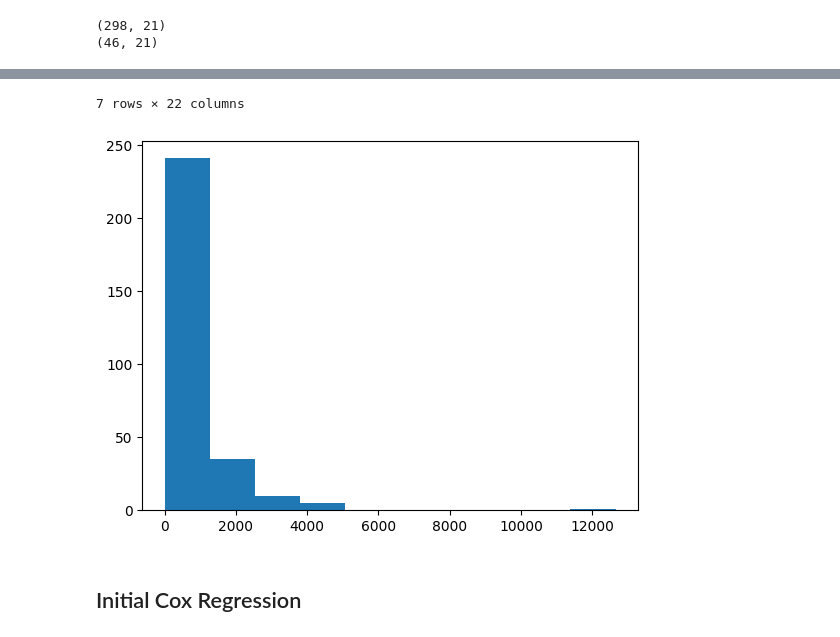
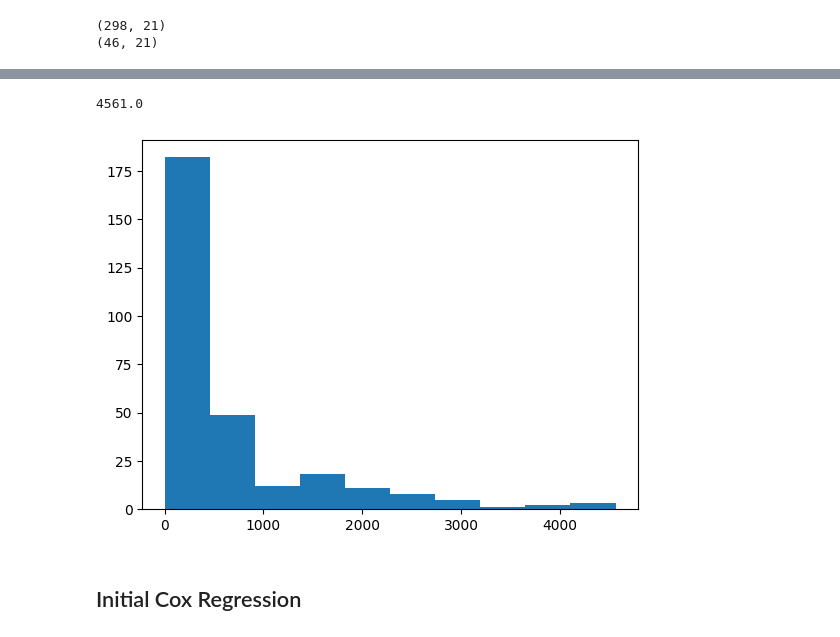
Before and after one commit to puckybreg/Native-Bee-Thesis, a Jupyter notebook: notebook_for_data_analysis.ipynb, the cells around one changed output, grey strips where cells are left out. Saved outputs shown, nothing was run; the diff lists cells and outputs as text; code cells hidden in the pictures.

```diff
--- a/notebook_for_data_analysis.ipynb
+++ b/notebook_for_data_analysis.ipynb
@@ -59,4 +59,8 @@ plt.hist(interval_and_weather_merged['interval'])
 
 interval_and_weather_merged_greater_than_6000 = interval_and_weather_merged[(interval_and_weather_merged['interval'] <= 5)]
 interval_and_weather_merged_greater_than_6000
+
+# remove events with length larger than 5000
+interval_and_weather_merged = interval_and_weather_merged[(interval_and_weather_merged['interval'] <= 5000)]
+interval_and_weather_merged['interval'].max()
 # %% [output]
@@ -71,5 +67,5 @@ interval_and_weather_merged_greater_than_6000
-7 rows × 22 columns
+4561.0
-[figure, old version]
+[figure, new version]
 # %% [markdown]
 ## Initial Cox Regression
 # %%
```
Also changed, not shown: parts of 10 cells of this notebook, 1 other file.
